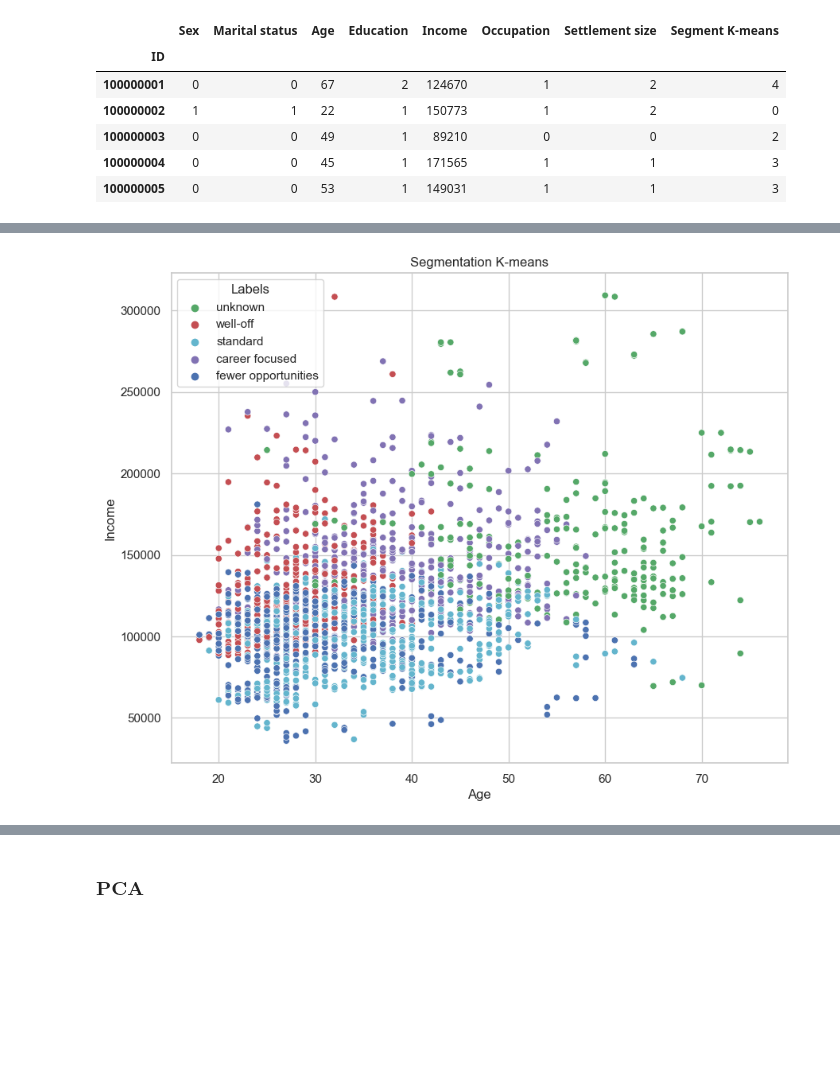
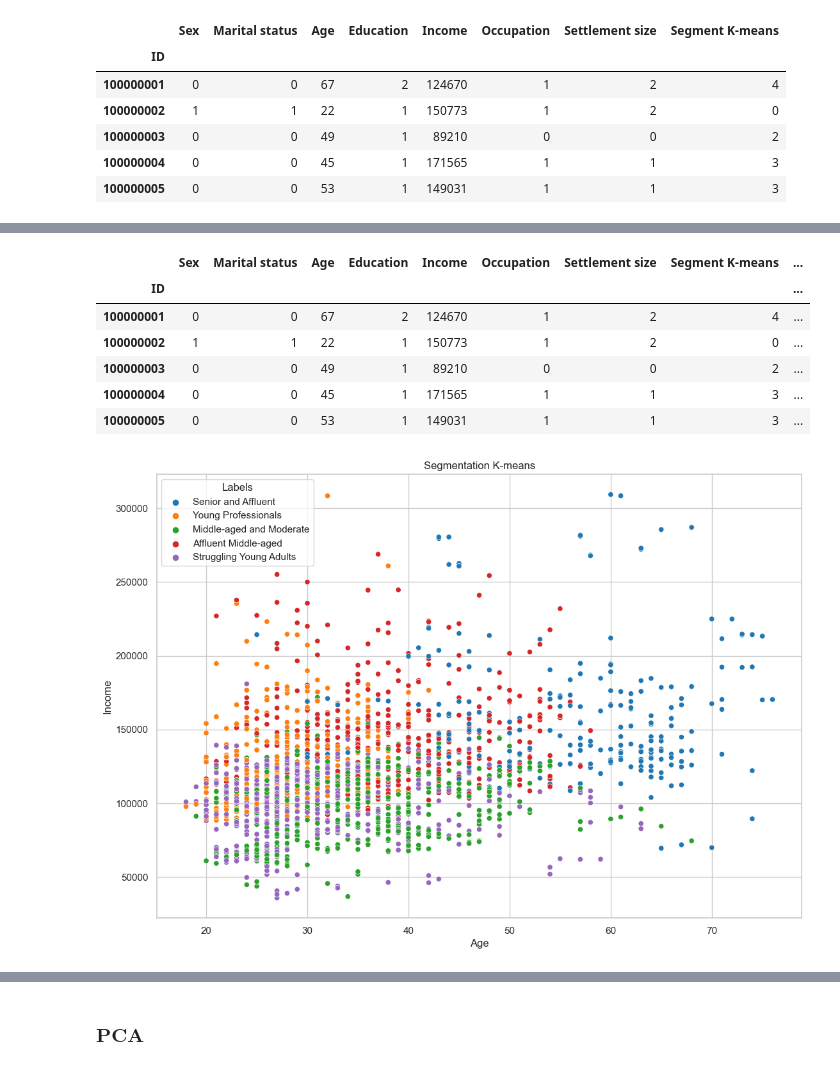
Before and after one commit to kings-data-quest/Retail_store_customer_analytiics, a Jupyter notebook: notebooks/2.0-prof-customer-segmentation.ipynb, the cells around one changed output, grey strips where cells are left out. Drawn from its saved outputs; the diff is of its cells as text; code cells hidden in the pictures; blank space fills up the shorter version.

```diff
--- a/notebooks/2.0-prof-customer-segmentation.ipynb
+++ b/notebooks/2.0-prof-customer-segmentation.ipynb
@@ -108,6 +115,6 @@ KMeans(n_clusters=5, random_state=42)
 # %%
 df_segm_kmeans = df.copy()
-df_segm_kmeans['Segment K-means'] = kmeans.labels_
+df_segm_kmeans['Segment K-means'] = labels
 df_segm_kmeans.head()
 # %% [output]
 |  | Sex | Marital status | Age | Education | Income | Occupation | Settlement size | Segment K-means |
@@ -202 +140,9 @@ df_segm_analysis['Prop Obs'] = df_segm_analysis['N Obs'] / df_segm_analysis['N O
+# %%
+cluster_names = {
+    0: "Young Professionals",
+    1: "Struggling Young Adults",
+    2: "Middle-aged and Moderate",
+    3: "Affluent Middle-aged",
+    4: "Senior and Affluent"
+}
 # %%
@@ -226,6 +157,0 @@ df_segm_analysis.rename({4:'well-off',
-# %%
-df_segm_kmeans['Labels'] = df_segm_kmeans['Segment K-means'].map({0:'well-off',
-                                                                  1:'fewer opportunities',
-                                                                  2:'standard',
-                                                                  3:'career focused',
-                                                                  4:'unknown'})
@@ -232,9 +229,25 @@ df_segm_kmeans['Labels'] = df_segm_kmeans['Segment K-means'].map({0:'well-off',
+# %%
+
+# Map the cluster names to the cluster numbers in the original DataFrame
+df_segm_kmeans['Labels'] = df_segm_kmeans['Segment K-means'].map(cluster_names)
+
+df_segm_kmeans.head()
+# %% [output]
+|  | Sex | Marital status | Age | Education | Income | Occupation | Settlement size | Segment K-means | ... |
+| ID |  |  |  |  |  |  |  |  | ... |
+| 100000001 | 0 | 0 | 67 | 2 | 124670 | 1 | 2 | 4 | ... |
+| 100000002 | 1 | 1 | 22 | 1 | 150773 | 1 | 2 | 0 | ... |
+| 100000003 | 0 | 0 | 49 | 1 | 89210 | 0 | 0 | 2 | ... |
+| 100000004 | 0 | 0 | 45 | 1 | 171565 | 1 | 1 | 3 | ... |
+| 100000005 | 0 | 0 | 53 | 1 | 149031 | 1 | 1 | 3 | ... |
 # %%
 x_axis = df_segm_kmeans['Age']
 y_axis = df_segm_kmeans['Income']
-plt.figure(figsize = (10, 8))
-sns.scatterplot(x = x_axis,y =  y_axis, hue = df_segm_kmeans['Labels'], palette = ['g', 'r', 'c', 'm','b'])
+custom_palette = ['#1f77b4', '#ff7f0e', '#2ca02c', '#d62728', '#9467bd']
+plt.figure(figsize = (13, 9))
+sns.scatterplot(x = x_axis,y =  y_axis, hue = df_segm_kmeans['Labels'], palette = custom_palette)
 plt.title('Segmentation K-means')
+plt.savefig('../reports/figures/Segment_with_label.png')
 plt.show()
 # %% [output]
-[figure, old version]
+[figure, new version]
```
Also changed, not shown: parts of 18 cells of this notebook, 2 other files.
